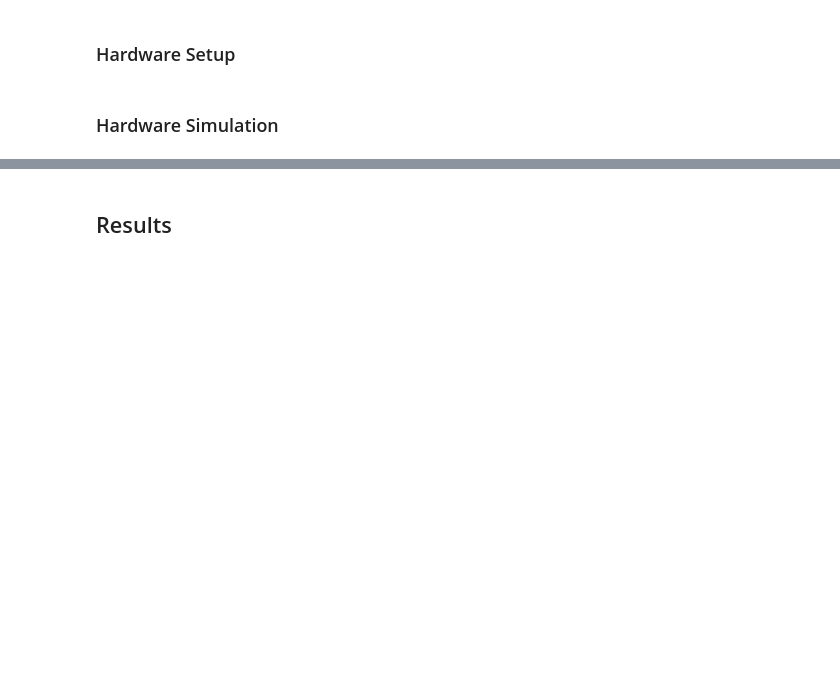
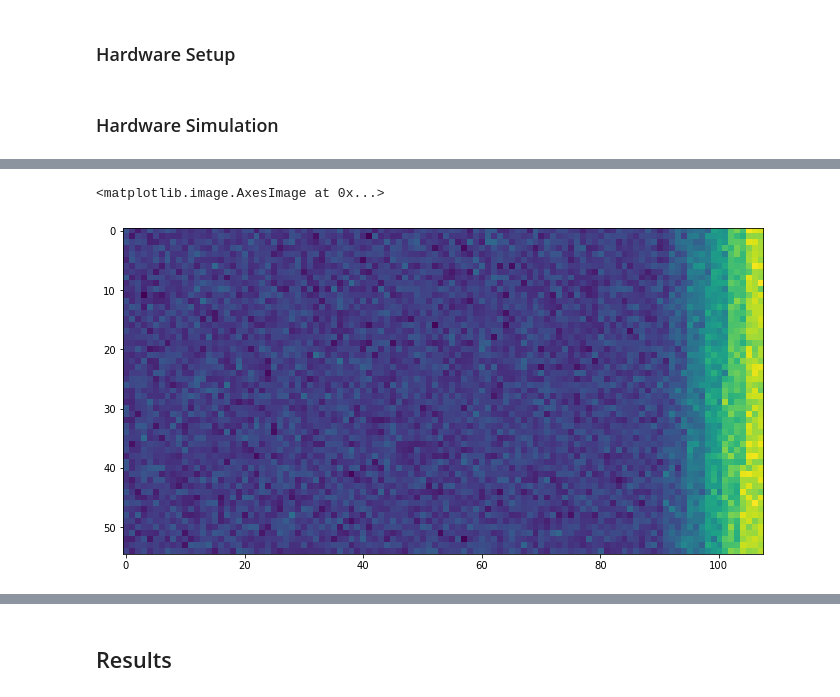
Before and after one commit to Yamakaja/ldpc_ber_server, a Jupyter notebook: client/docsis_medium.ipynb, the cells around one changed output, grey strips where cells are left out. Cells and saved outputs as stored; diff of their text form; code cells hidden in the pictures; blank space fills up the shorter version.

```diff
--- a/client/docsis_medium.ipynb
+++ b/client/docsis_medium.ipynb
@@ -18,2 +15,0 @@ docsis_medium_code = sdfec_client.parse_yaml("docsis_31_medium.sdfec.yml")
-# %%
-docsis_medium_code_id = client.add_code(docsis_medium_code)
@@ -24,0 +28,4 @@ docsis_medium_results = client.simulate(docsis_medium_code_id, snrs, snr_scales=
+# %%
+# snrs = np.linspace(6, 8, (8-6)*4, endpoint=False)
+snrs = [7.0]
+docsis_medium_results = client.simulate(docsis_medium_code_id, snrs, snr_scales=np.ones_like(snrs)*4, term_time=(60*8*60), term_errors=1e4, max_iterations=32, collect_last_failed=1024*64).wait_progress()
@@ -24,0 +119,8 @@ docsis_medium_results = client.simulate(docsis_medium_code_id, snrs, snr_scales=
+# %%
+code_words = docsis_medium_results.failed_code_words[0]
+
+plt.figure(figsize=(20, 6))
+plt.imshow(code_words.reshape(108,55).T)
+# %% [output]
+<matplotlib.image.AxesImage at 0x...>
+[figure, added]
```
Also changed, not shown: parts of 23 cells of this notebook, 8 other files.
